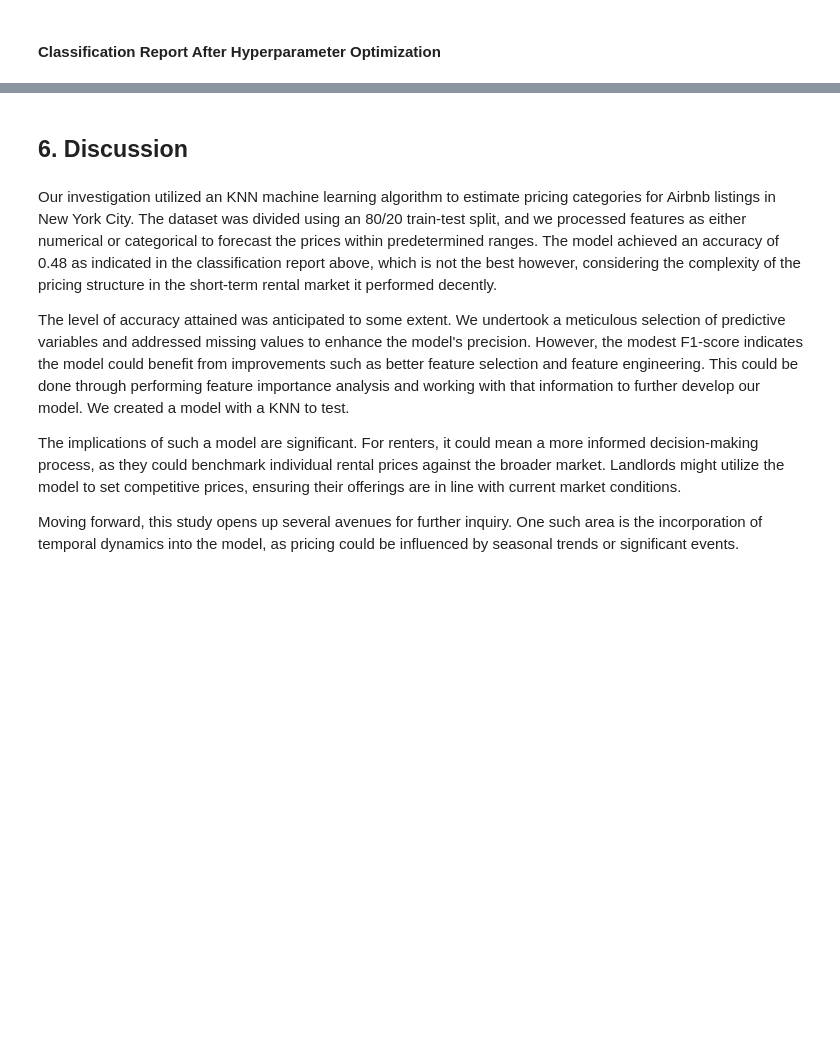
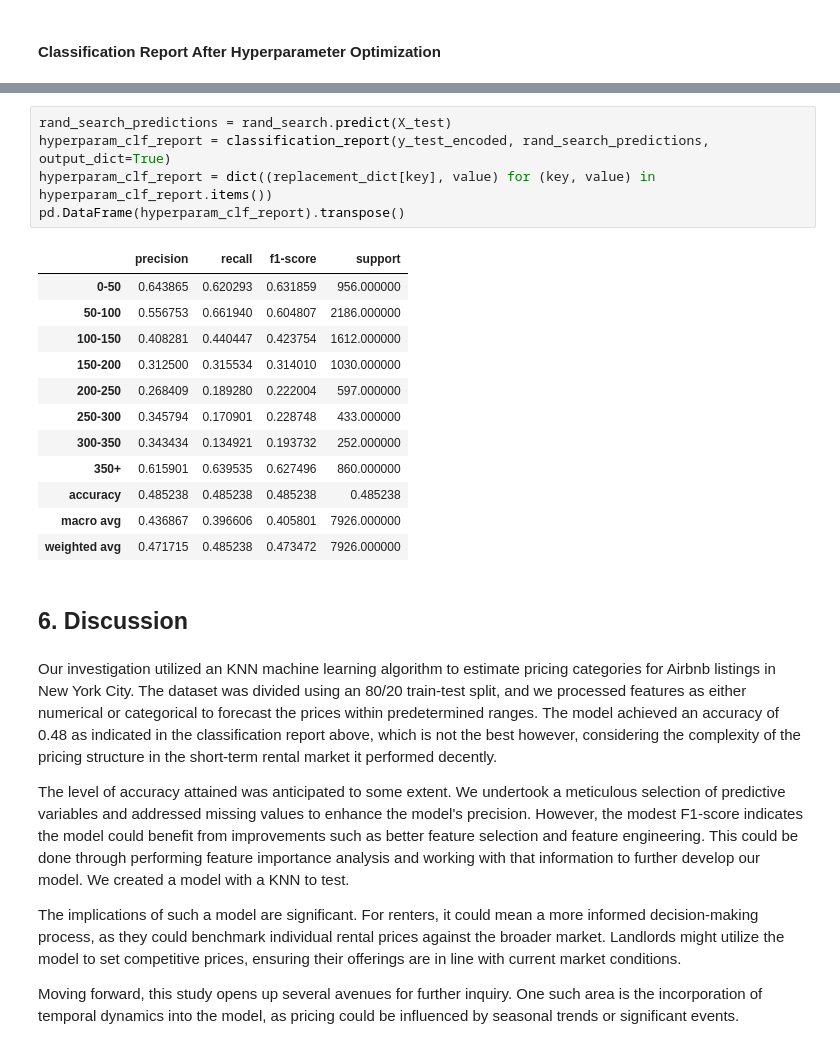
Before and after one commit to DSCI-310-2024/DSCI_310_Group_9_NY-airbnb-analysis, a Jupyter notebook: src/milestone_1.ipynb, the cells around one changed output, grey strips where cells are left out. Drawn from its saved outputs; the diff is of its cells as text; blank space fills up the shorter version.

```diff
--- a/src/milestone_1.ipynb
+++ b/src/milestone_1.ipynb
@@ -657,3 +673,21 @@ weighted avg       0.46      0.47      0.46      7926
+# %%
+rand_search_predictions = rand_search.predict(X_test)
+hyperparam_clf_report = classification_report(y_test_encoded, rand_search_predictions, output_dict=True)
+hyperparam_clf_report = dict((replacement_dict[key], value) for (key, value) in hyperparam_clf_report.items())
+pd.DataFrame(hyperparam_clf_report).transpose()
+# %% [output]
+|  | precision | recall | f1-score | support |
+| 0-50 | 0.643865 | 0.620293 | 0.631859 | 956.000000 |
+| 50-100 | 0.556753 | 0.661940 | 0.604807 | 2186.000000 |
+| 100-150 | 0.408281 | 0.440447 | 0.423754 | 1612.000000 |
+| 150-200 | 0.312500 | 0.315534 | 0.314010 | 1030.000000 |
+| 200-250 | 0.268409 | 0.189280 | 0.222004 | 597.000000 |
+| 250-300 | 0.345794 | 0.170901 | 0.228748 | 433.000000 |
+| 300-350 | 0.343434 | 0.134921 | 0.193732 | 252.000000 |
+| 350+ | 0.615901 | 0.639535 | 0.627496 | 860.000000 |
+| accuracy | 0.485238 | 0.485238 | 0.485238 | 0.485238 |
+| macro avg | 0.436867 | 0.396606 | 0.405801 | 7926.000000 |
+| weighted avg | 0.471715 | 0.485238 | 0.473472 | 7926.000000 |
 # %% [markdown]
 ## 6. Discussion
 # %% [markdown]
```
Also changed, not shown: parts of 19 cells of this notebook, 34 other files.
